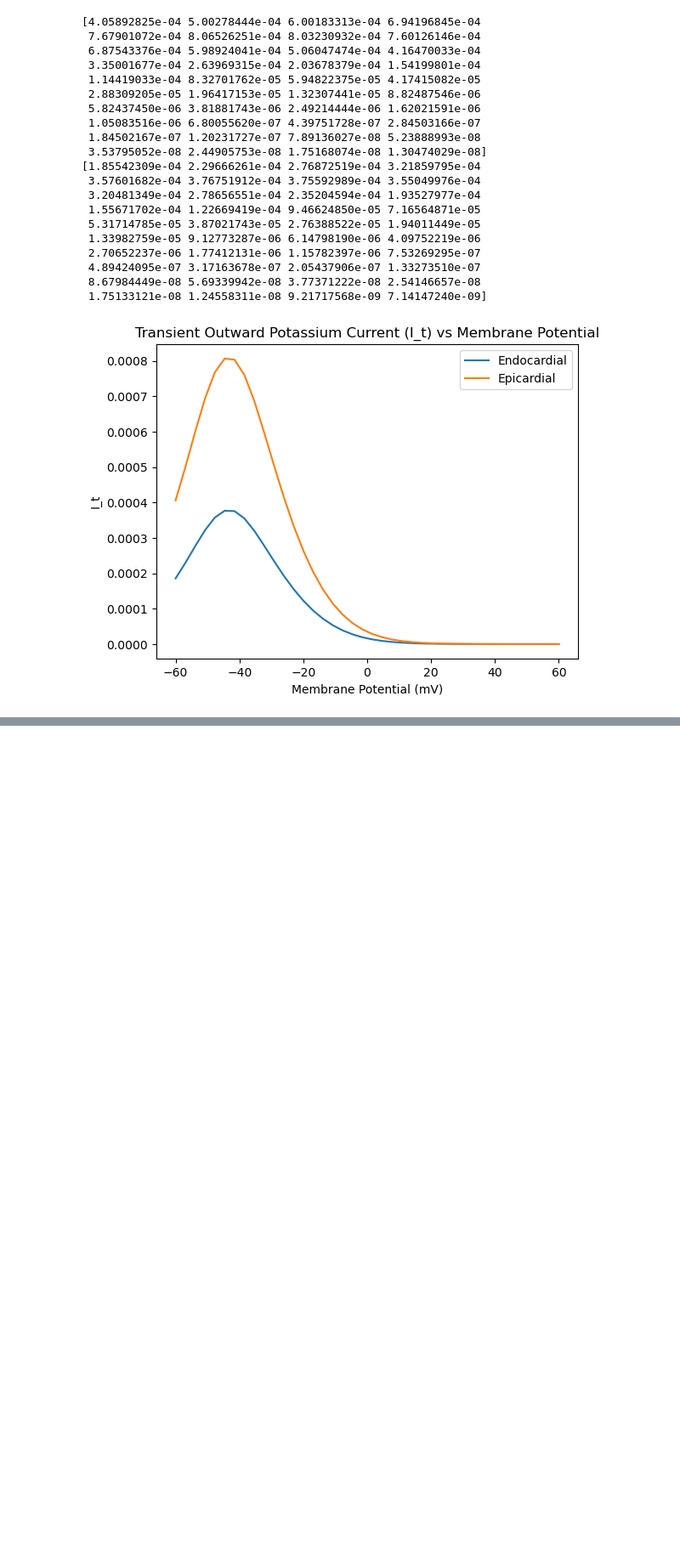
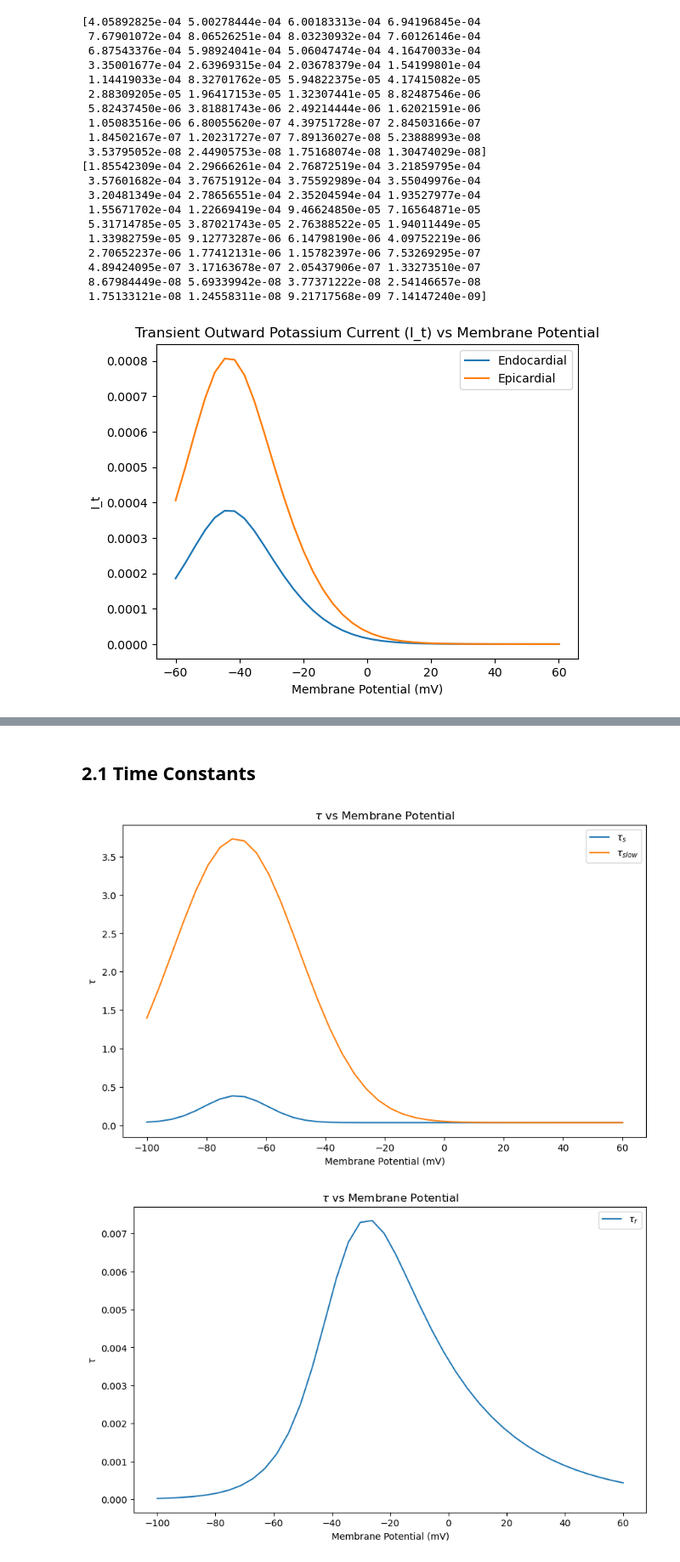
Before and after one commit to SimranC04/Computational-Modeling-of-Diabetic-Heart-Cells, a Jupyter notebook: i_t.ipynb, the cells around one changed output, grey strips where cells are left out. Shown at 85% size. Saved outputs shown, nothing was run; the diff lists cells and outputs as text; code cells hidden in the pictures; blank space fills up the shorter version.

```diff
--- a/i_t.ipynb
+++ b/i_t.ipynb
@@ -226,0 +229,29 @@ plt.show()
+# %% [markdown]
+## 2.1 Time Constants
+# %%
+V = np.linspace(-100, 60, 40)
+
+tau_r_values = 1.0 / (45.16 * np.exp(0.03577 * (V + 50.0)) + 98.9 * np.exp(-0.1 * (V + 38.0)))
+tau_s_values =   0.35 * np.exp(-((V + 70.0) / 15.0)**2) + 0.035
+tau_slow_values = 3.7 * np.exp(-((V + 70.0) / 30.0)**2) + 0.035
+# %%
+# Plotting
+plt.figure(figsize=(10, 6))
+plt.plot(V, tau_s_values, label=r'$\tau_s$')
+plt.plot(V, tau_slow_values, label=r'$\tau_{slow}$')
+plt.xlabel('Membrane Potential (mV)')
+plt.ylabel(r'$\tau$')
+plt.title(r'$\tau$ vs Membrane Potential')
+plt.legend()
+plt.show()
+
+plt.figure(figsize=(10, 6))
+plt.plot(V, tau_r_values, label=r'$\tau_r$')
+plt.xlabel('Membrane Potential (mV)')
+plt.ylabel(r'$\tau$')
+plt.title(r'$\tau$ vs Membrane Potential')
+plt.legend()
+plt.show()
+# %% [output]
+[figure, added]
+[figure, added]
```
Also changed, not shown: parts of 14 cells of this notebook.
